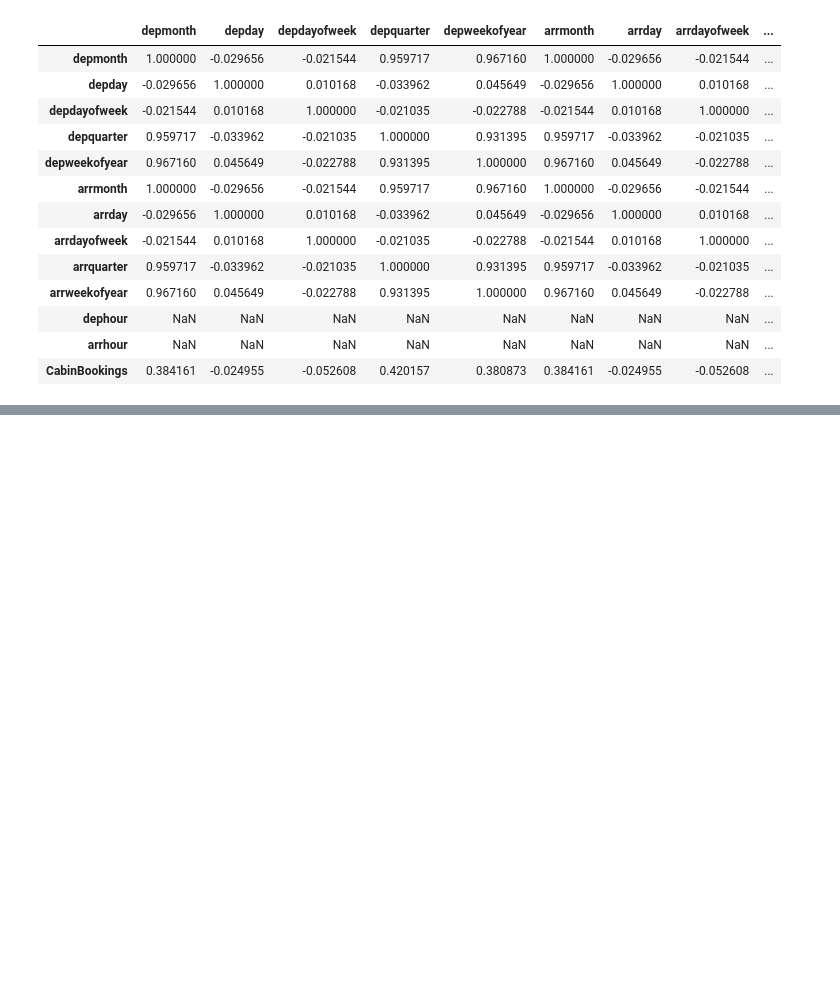
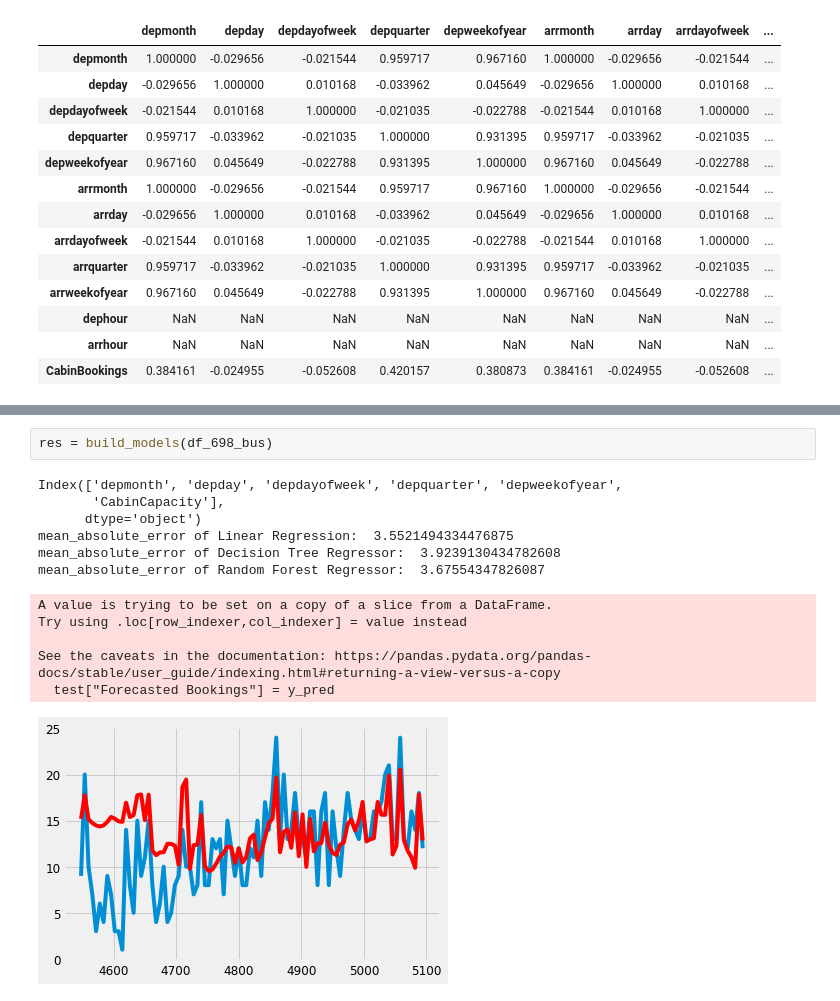
Before and after one commit to mychandru024/Airline-Booking-Forecast, a Jupyter notebook: Airline booking forecast.ipynb, the cells around one changed output, grey strips where cells are left out. Drawn from its saved outputs; the diff is of its cells as text; blank space fills up the shorter version.

```diff
--- a/Airline booking forecast.ipynb
+++ b/Airline booking forecast.ipynb
@@ -744,0 +501,15 @@ See the caveats in the documentation: https://pandas.pydata.org/pandas-docs/stab
+# %%
+res = build_models(df_698_bus)
+# %% [output]
+Index(['depmonth', 'depday', 'depdayofweek', 'depquarter', 'depweekofyear',
+       'CabinCapacity'],
+      dtype='object')
+mean_absolute_error of Linear Regression:  3.5521494334476875
+mean_absolute_error of Decision Tree Regressor:  3.9239130434782608
+mean_absolute_error of Random Forest Regressor:  3.67554347826087
+A value is trying to be set on a copy of a slice from a DataFrame.
+Try using .loc[row_indexer,col_indexer] = value instead
+
+See the caveats in the documentation: https://pandas.pydata.org/pandas-docs/stable/user_guide/indexing.html#returning-a-view-versus-a-copy
+  test["Forecasted Bookings"] = y_pred
+[figure, added]
```
Also changed, not shown: parts of 26 cells of this notebook, 1 other file.
